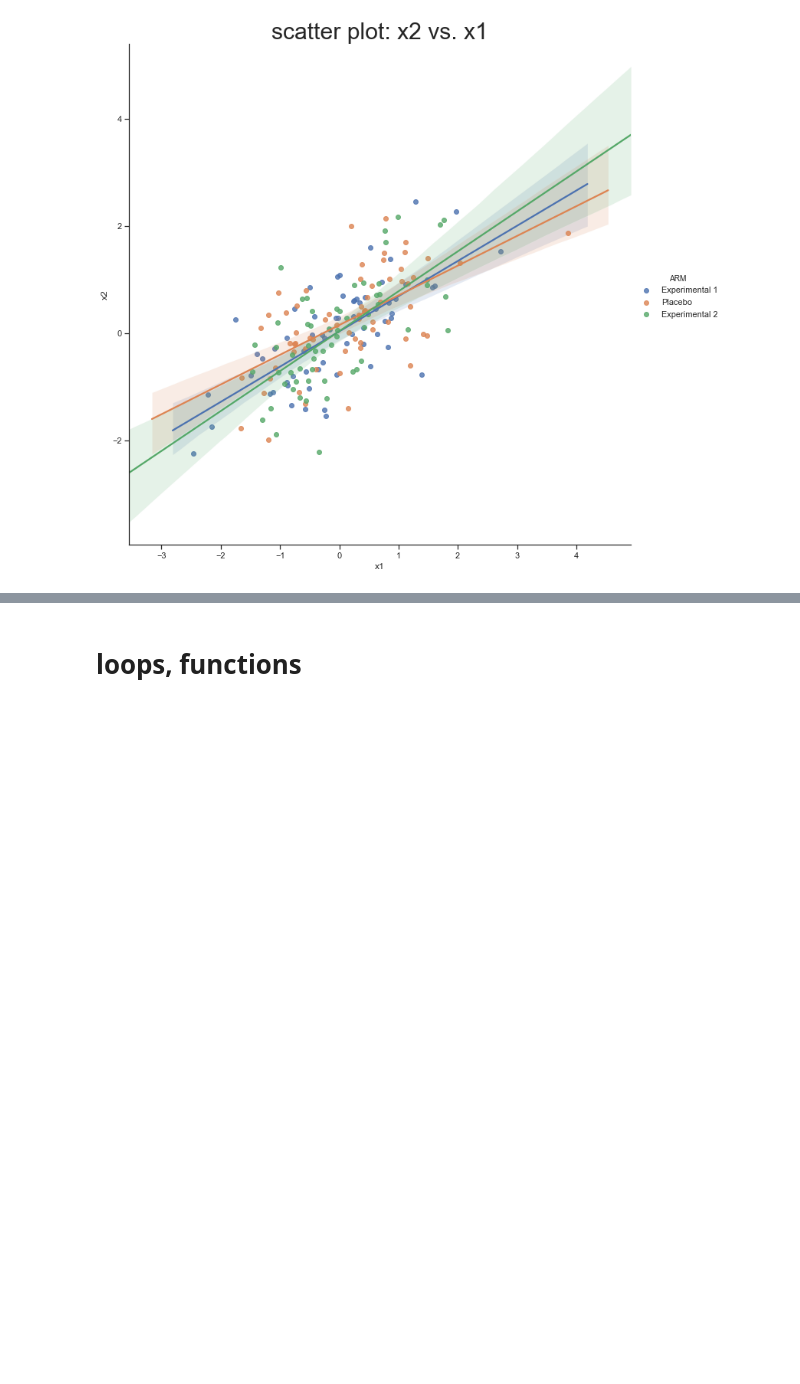
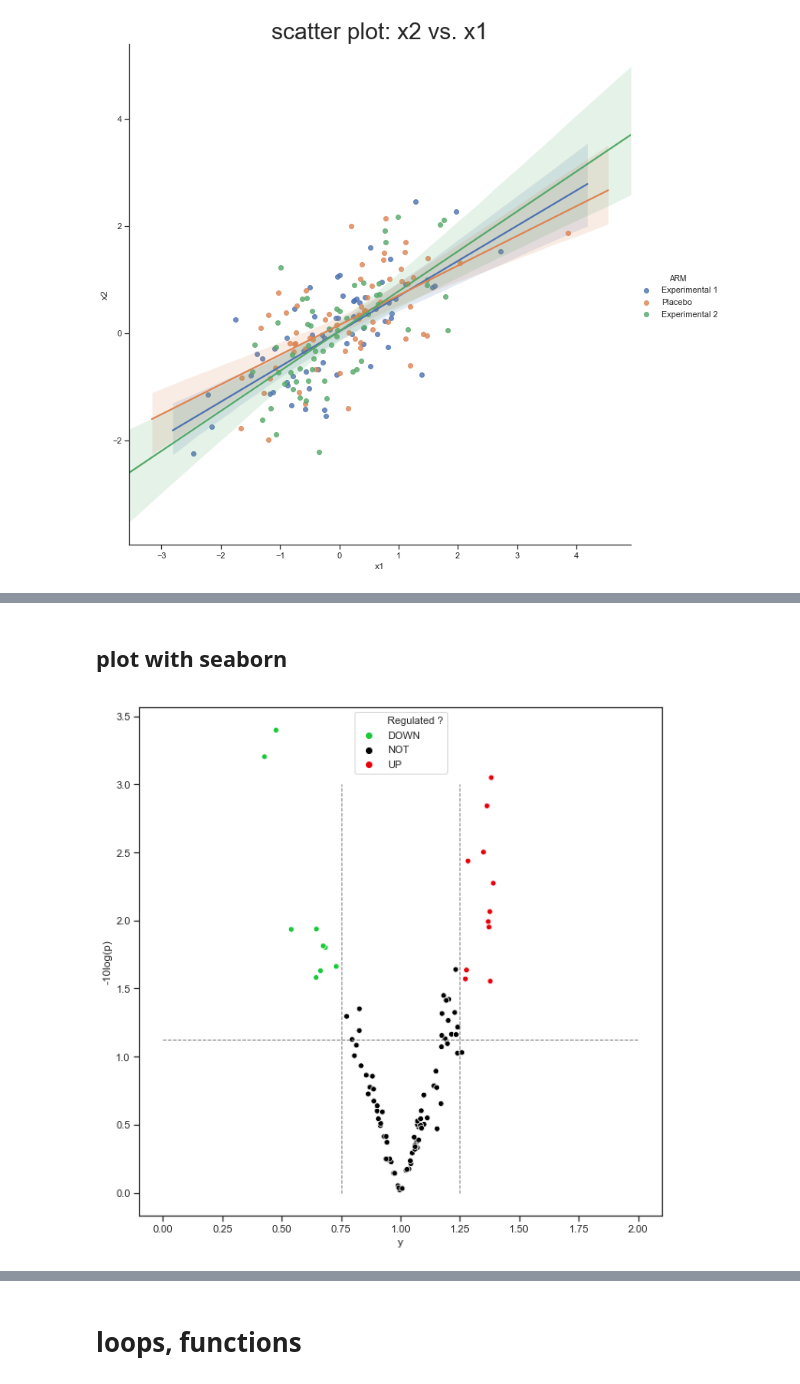
Before and after one commit to SophieRa/Formation-PYTHON, a Jupyter notebook: course_1.ipynb, the cells around one changed output, grey strips where cells are left out. Drawn from its saved outputs; the diff is of its cells as text; code cells hidden in the pictures; blank space fills up the shorter version.

```diff
--- a/course_1.ipynb
+++ b/course_1.ipynb
@@ -1085,0 +1182,16 @@ plt.show()
+# %%
+x = np.random.normal(loc=1, scale=0.2, size=100)
+y = np.power(10, -(6 * np.absolute(x - 1) +  np.random.normal(0, 1*np.absolute(x - 1), 100)))
+data = pd.DataFrame(x, y).reset_index()
+data.columns=['x','y']
+data['annot']=['bm' + str(i+1) for i in range (100)]
+# add the -10logP column
+data['-10log(p)']=-np.log10(data['x'])
+# add the information on regulation
+UP = ((data['y']>=1.25)&(data['x']<=0.05))
+DOWN = ((data['y']<=0.75)&(data['x']<=0.05))
+data.loc[:,'Regulated ?']= 'NOT'
+data.loc[UP,'Regulated ?']= 'UP'
+data.loc[DOWN,'Regulated ?']= 'DOWN'
+# to get the down then not then up : fixed color position in the graph
+data = data.sort_values('Regulated ?')
@@ -1085,0 +1211,19 @@ plt.show()
+# %% [markdown]
+## plot with seaborn
+# %%
+import seaborn as sns
+
+plt.figure(figsize=(10,10)) #changing the size of the figure
+
+sns.set(style="ticks", palette="bright") #changing the style and color of the figure
+
+ax = sns.scatterplot(x='y', y='-10log(p)', data=data, hue='Regulated ?', palette=['g','black','r'])
+
+plt.legend(loc='upper center')
+plt.plot([1.25, 1.25], [0, 3], color = 'grey', linestyle = 'dashed', linewidth=1)
+plt.plot([0.75, 0.75], [0, 3], color = 'grey', linestyle = 'dashed', linewidth=1)
+plt.plot([0, 2], [np.power(10,0.05),np.power(10,0.05)], color = 'grey', linestyle = 'dashed', linewidth=1)
+
+plt.show()
+# %% [output]
+[figure, added]
```
Also changed, not shown: parts of 69 cells of this notebook.
